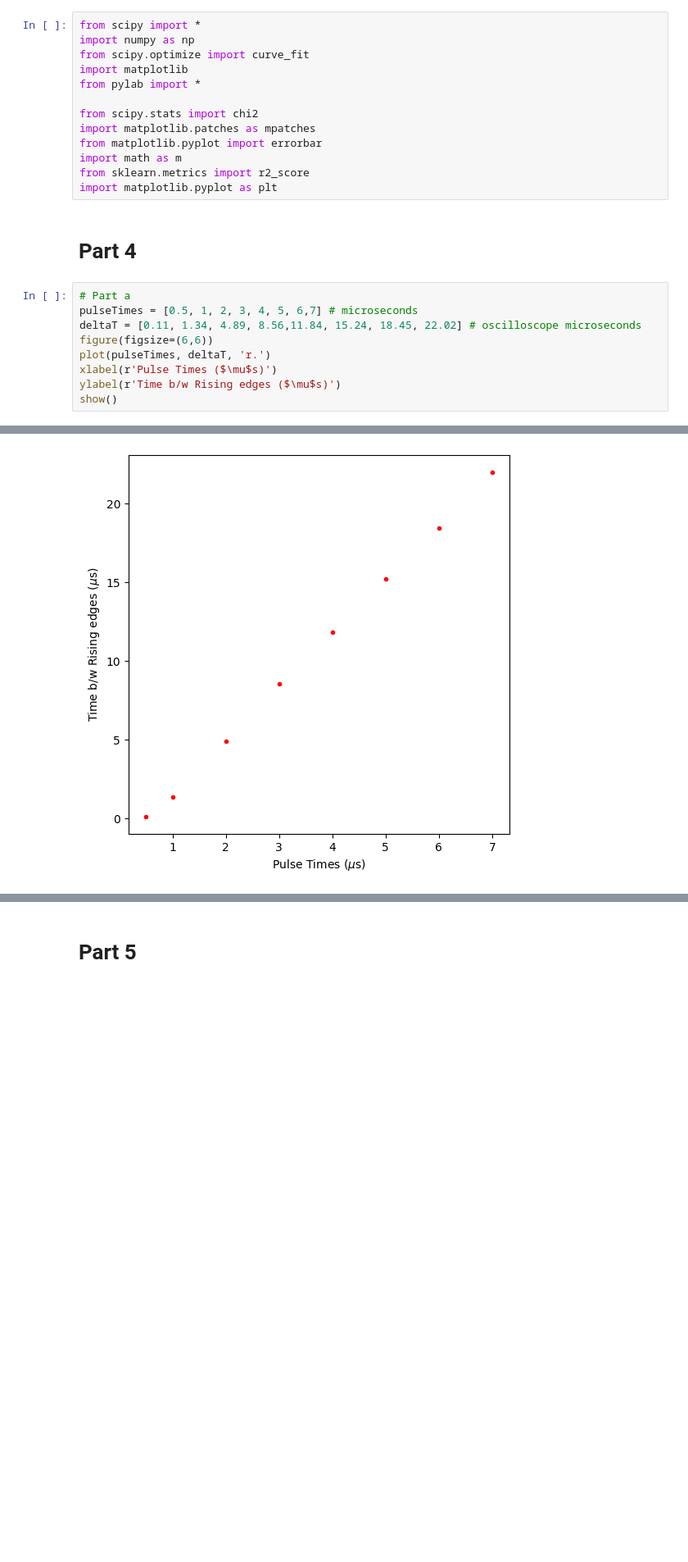
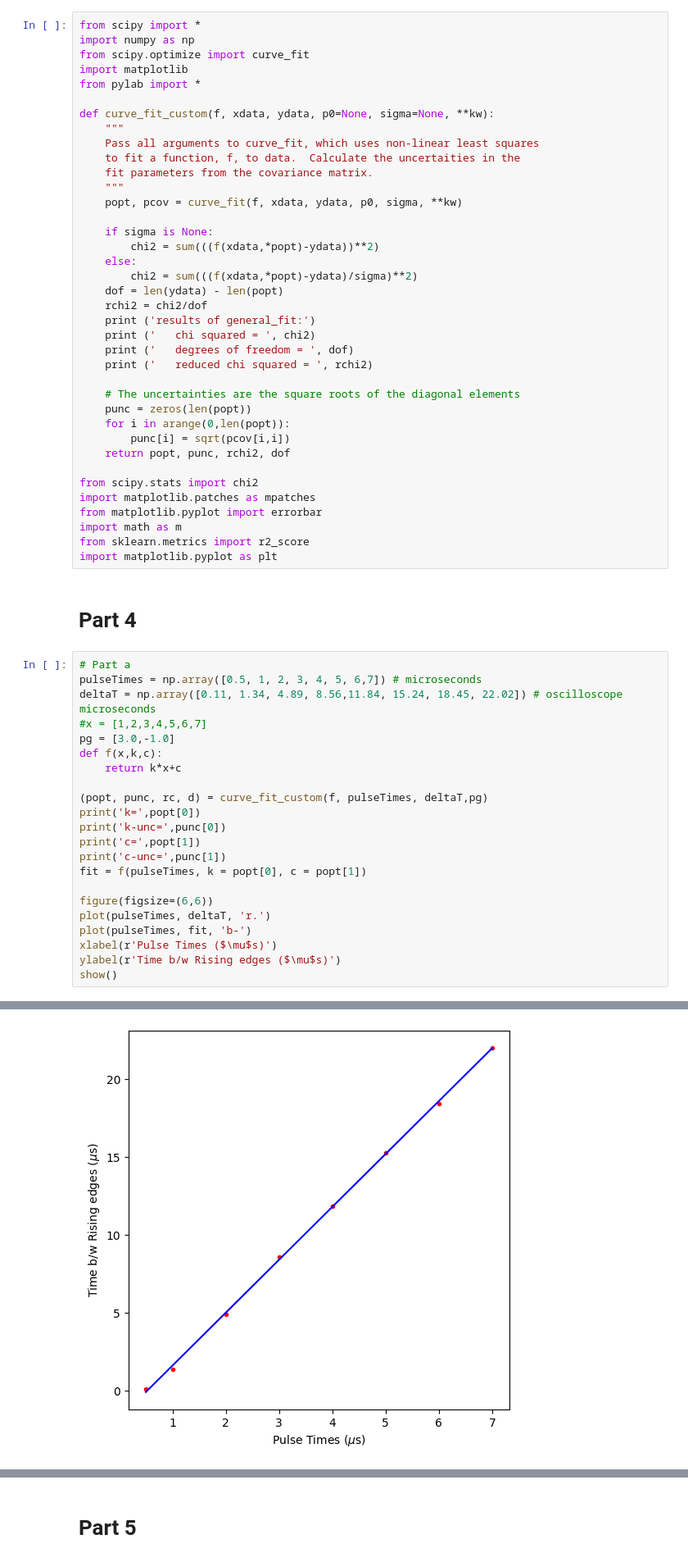
Before and after one commit to youssefgaballa/MuonNotebooks, a Jupyter notebook: muonp4-6.ipynb, the cells around one changed output, grey strips where cells are left out. Shown at 82% size. Drawn from its saved outputs; the diff is of its cells as text; blank space fills up the shorter version.

```diff
--- a/muonp4-6.ipynb
+++ b/muonp4-6.ipynb
@@ -5,6 +5,31 @@ from scipy.optimize import curve_fit
 import matplotlib
 from pylab import *
 
+def curve_fit_custom(f, xdata, ydata, p0=None, sigma=None, **kw):
+    """
+    Pass all arguments to curve_fit, which uses non-linear least squares
+    to fit a function, f, to data.  Calculate the uncertaities in the
+    fit parameters from the covariance matrix.
+    """
+    popt, pcov = curve_fit(f, xdata, ydata, p0, sigma, **kw)
+
+    if sigma is None:
+        chi2 = sum(((f(xdata,*popt)-ydata))**2)
+    else:
+        chi2 = sum(((f(xdata,*popt)-ydata)/sigma)**2)
+    dof = len(ydata) - len(popt)
+    rchi2 = chi2/dof
+    print ('results of general_fit:')
+    print ('   chi squared = ', chi2)
+    print ('   degrees of freedom = ', dof)
+    print ('   reduced chi squared = ', rchi2)
+
+    # The uncertainties are the square roots of the diagonal elements
+    punc = zeros(len(popt))
+    for i in arange(0,len(popt)):
+        punc[i] = sqrt(pcov[i,i])
+    return popt, punc, rchi2, dof
+
 from scipy.stats import chi2
 import matplotlib.patches as mpatches
 from matplotlib.pyplot import errorbar
@@ -15,10 +40,23 @@ import matplotlib.pyplot as plt
 # Part 4
 # %%
 # Part a
-pulseTimes = [0.5, 1, 2, 3, 4, 5, 6,7] # microseconds
-deltaT = [0.11, 1.34, 4.89, 8.56,11.84, 15.24, 18.45, 22.02] # oscilloscope microseconds
+pulseTimes = np.array([0.5, 1, 2, 3, 4, 5, 6,7]) # microseconds
+deltaT = np.array([0.11, 1.34, 4.89, 8.56,11.84, 15.24, 18.45, 22.02]) # oscilloscope microseconds
+#x = [1,2,3,4,5,6,7]
+pg = [3.0,-1.0]
+def f(x,k,c):
+    return k*x+c
+
+(popt, punc, rc, d) = curve_fit_custom(f, pulseTimes, deltaT,pg)
+print('k=',popt[0])
+print('k-unc=',punc[0])
+print('c=',popt[1])
+print('c-unc=',punc[1])
+fit = f(pulseTimes, k = popt[0], c = popt[1])
+
 figure(figsize=(6,6))
 plot(pulseTimes, deltaT, 'r.')
+plot(pulseTimes, fit, 'b-')
 xlabel(r'Pulse Times ($\mu$s)')
 ylabel(r'Time b/w Rising edges ($\mu$s)')
 show()
@@ -26,4 +72,4 @@ show()
-[figure, old version]
+[figure, new version]
 # %%
 bins = np.linspace(0, 20, 40)
 
```
Also changed, not shown: parts of 1 cell of this notebook.
